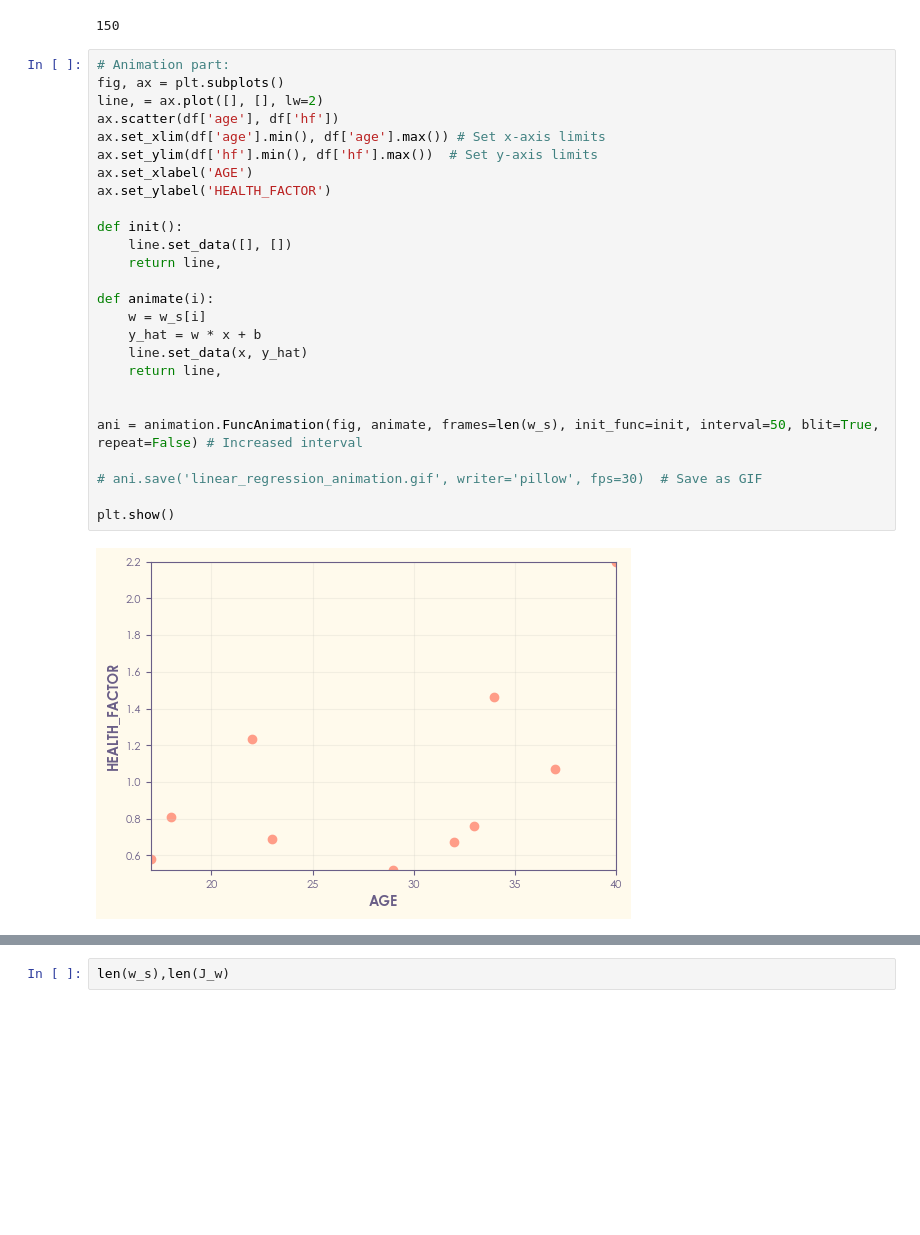
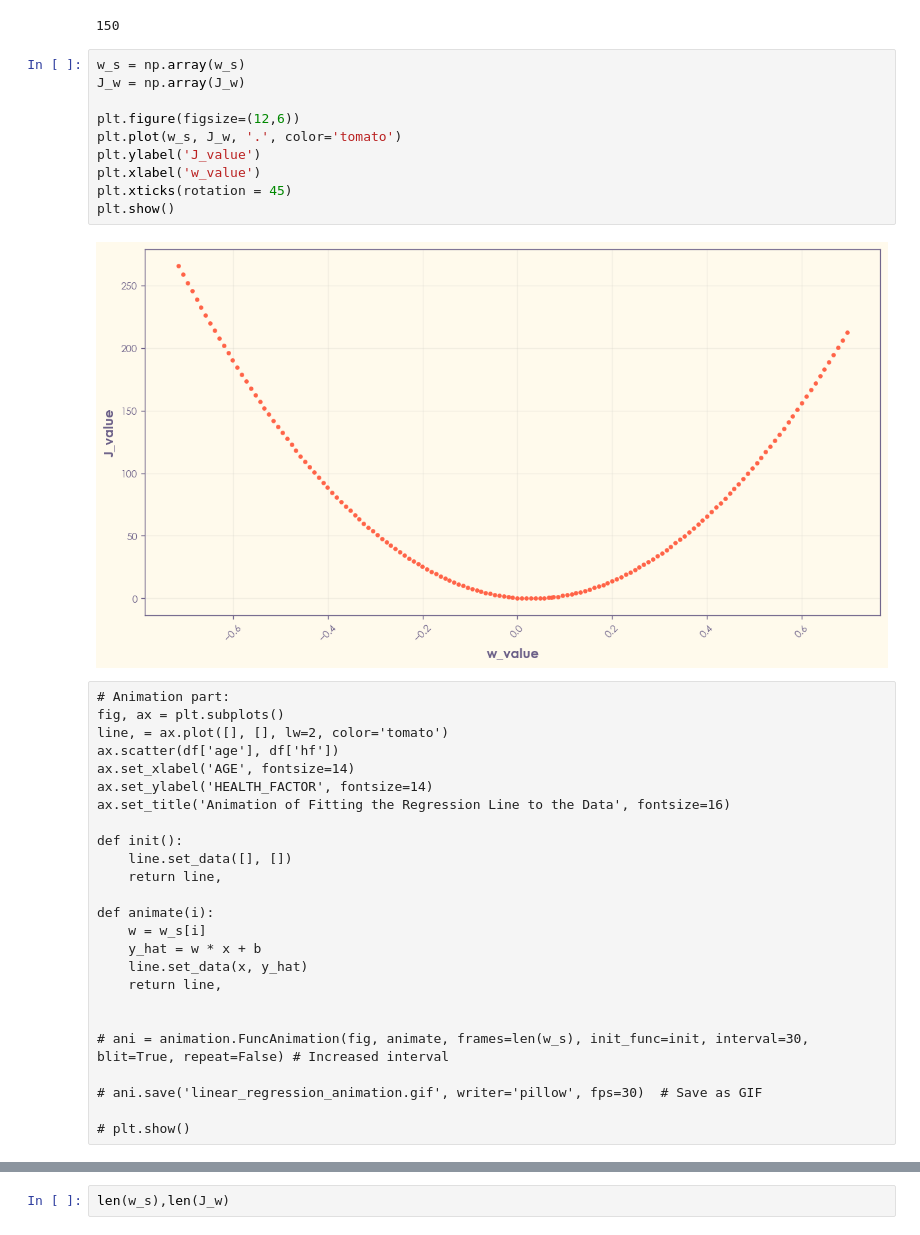
Before and after one commit to Mubashir42884/Machine-Learning-Odyssey-Bias-to-Brilliance, a Jupyter notebook: Fundamental ML/01. Linear Regression.ipynb, the cells around one changed output, grey strips where cells are left out. Drawn from its saved outputs; the diff is of its cells as text; blank space fills up the shorter version.

Commit message:
Linear Regression Updated [19Feb2025]

```diff
--- a/Fundamental ML/01. Linear Regression.ipynb
+++ b/Fundamental ML/01. Linear Regression.ipynb
@@ -270,34 +304,43 @@ Total Iterations:        = 150
 len(w_s)
 # %% [output]
 150
-# %%
-# Animation part:
-fig, ax = plt.subplots()
-line, = ax.plot([], [], lw=2)
-ax.scatter(df['age'], df['hf'])
-ax.set_xlim(df['age'].min(), df['age'].max()) # Set x-axis limits
-ax.set_ylim(df['hf'].min(), df['hf'].max())  # Set y-axis limits
-ax.set_xlabel('AGE')
-ax.set_ylabel('HEALTH_FACTOR')
-
-def init():
-    line.set_data([], [])
-    return line,
-
-def animate(i):
-    w = w_s[i]
-    y_hat = w * x + b
-    line.set_data(x, y_hat)
-    return line,
-
-
-ani = animation.FuncAnimation(fig, animate, frames=len(w_s), init_func=init, interval=50, blit=True, repeat=False) # Increased interval
-
-# ani.save('linear_regression_animation.gif', writer='pillow', fps=30)  # Save as GIF
-
-plt.show()
-# %% [output]
-[figure, removed]
+# %%
+w_s = np.array(w_s)
+J_w = np.array(J_w)
+
+plt.figure(figsize=(12,6))
+plt.plot(w_s, J_w, '.', color='tomato')
+plt.ylabel('J_value')
+plt.xlabel('w_value')
+plt.xticks(rotation = 45)
+plt.show()
+# %% [output]
+[figure, new version]
+# %% [raw]
+# Animation part:
+fig, ax = plt.subplots()
+line, = ax.plot([], [], lw=2, color='tomato')
+ax.scatter(df['age'], df['hf'])
+ax.set_xlabel('AGE', fontsize=14)
+ax.set_ylabel('HEALTH_FACTOR', fontsize=14)
+ax.set_title('Animation of Fitting the Regression Line to the Data', fontsize=16)
+
+def init():
+    line.set_data([], [])
+    return line,
+
+def animate(i):
+    w = w_s[i]
+    y_hat = w * x + b
+    line.set_data(x, y_hat)
+    return line,
+
+
+# ani = animation.FuncAnimation(fig, animate, frames=len(w_s), init_func=init, interval=30, blit=True, repeat=False) # Increased interval
+
+# ani.save('linear_regression_animation.gif', writer='pillow', fps=30)  # Save as GIF
+
+# plt.show()
 # %% [markdown]
 <img src="linear_regression_animation.gif" width=50%></img>
 # %%
```
Also changed, not shown: parts of 17 cells of this notebook, 2 other files.
